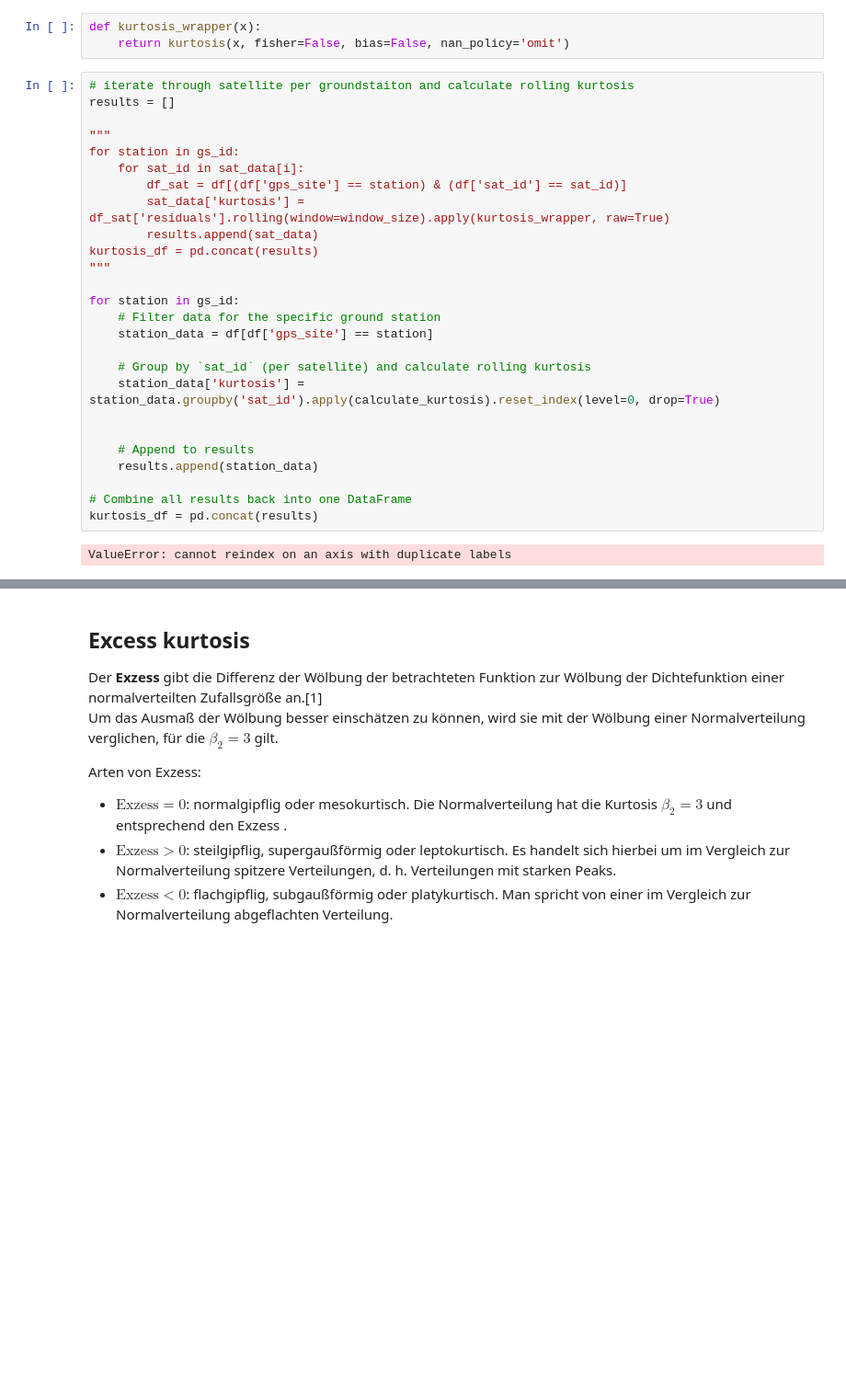
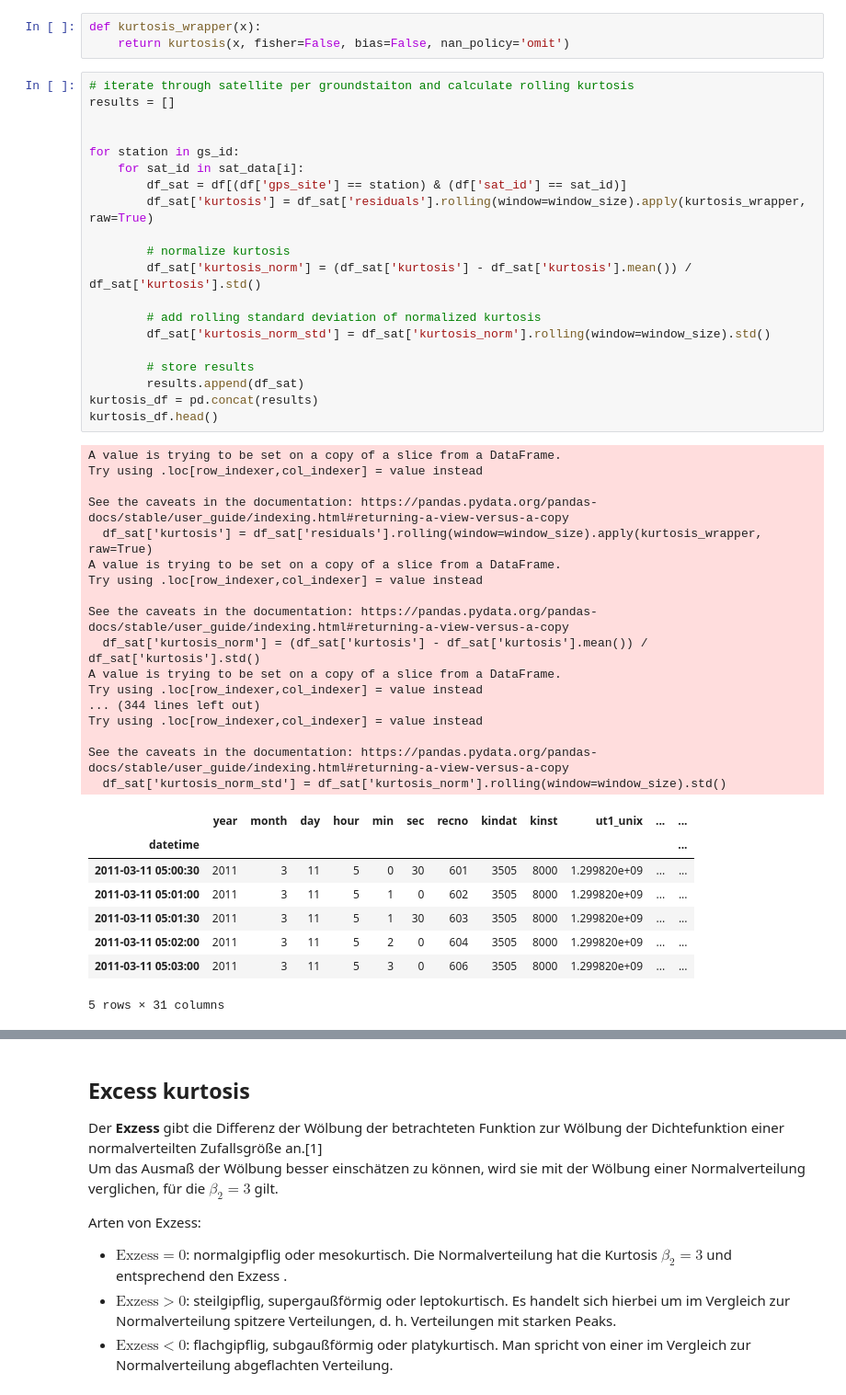
Before and after one commit to mfkiwl/tsunami-vtec-waves, a Jupyter notebook: propagation_speed.ipynb, the cells around one changed output, grey strips where cells are left out. Shown at 92% size. Cells and saved outputs as stored; diff of their text form; blank space fills up the shorter version.

```diff
--- a/propagation_speed.ipynb
+++ b/propagation_speed.ipynb
@@ -100,28 +104,46 @@ def kurtosis_wrapper(x):
 # %%
 # iterate through satellite per groundstaiton and calculate rolling kurtosis
 results = []
 
-"""
+
 for station in gs_id:
     for sat_id in sat_data[i]:
         df_sat = df[(df['gps_site'] == station) & (df['sat_id'] == sat_id)]
-        sat_data['kurtosis'] = df_sat['residuals'].rolling(window=window_size).apply(kurtosis_wrapper, raw=True)
-        results.append(sat_data)
+        df_sat['kurtosis'] = df_sat['residuals'].rolling(window=window_size).apply(kurtosis_wrapper, raw=True)
+
+        # normalize kurtosis
+        df_sat['kurtosis_norm'] = (df_sat['kurtosis'] - df_sat['kurtosis'].mean()) / df_sat['kurtosis'].std()
+
+        # add rolling standard deviation of normalized kurtosis
+        df_sat['kurtosis_norm_std'] = df_sat['kurtosis_norm'].rolling(window=window_size).std()
+
+        # store results
+        results.append(df_sat)
 kurtosis_df = pd.concat(results)
-"""
-
-for station in gs_id:
-    # Filter data for the specific ground station
-    station_data = df[df['gps_site'] == station]
-
-    # Group by `sat_id` (per satellite) and calculate rolling kurtosis
-    station_data['kurtosis'] = station_data.groupby('sat_id').apply(calculate_kurtosis).reset_index(level=0, drop=True)
-
-
-    # Append to results
-    results.append(station_data)
-
-# Combine all results back into one DataFrame
-kurtosis_df = pd.concat(results)
+kurtosis_df.head()
 # %% [output]
-ValueError: cannot reindex on an axis with duplicate labels
+A value is trying to be set on a copy of a slice from a DataFrame.
+Try using .loc[row_indexer,col_indexer] = value instead
+
+See the caveats in the documentation: https://pandas.pydata.org/pandas-docs/stable/user_guide/indexing.html#returning-a-view-versus-a-copy
+  df_sat['kurtosis'] = df_sat['residuals'].rolling(window=window_size).apply(kurtosis_wrapper, raw=True)
+A value is trying to be set on a copy of a slice from a DataFrame.
+Try using .loc[row_indexer,col_indexer] = value instead
+
+See the caveats in the documentation: https://pandas.pydata.org/pandas-docs/stable/user_guide/indexing.html#returning-a-view-versus-a-copy
+  df_sat['kurtosis_norm'] = (df_sat['kurtosis'] - df_sat['kurtosis'].mean()) / df_sat['kurtosis'].std()
+A value is trying to be set on a copy of a slice from a DataFrame.
+Try using .loc[row_indexer,col_indexer] = value instead
+... (344 lines left out)
+Try using .loc[row_indexer,col_indexer] = value instead
+
+See the caveats in the documentation: https://pandas.pydata.org/pandas-docs/stable/user_guide/indexing.html#returning-a-view-versus-a-copy
+  df_sat['kurtosis_norm_std'] = df_sat['kurtosis_norm'].rolling(window=window_size).std()
+|  | year | month | day | hour | min | sec | recno | kindat | kinst | ut1_unix | ... | ... |
+| datetime |  |  |  |  |  |  |  |  |  |  |  | ... |
+| 2011-03-11 05:00:30 | 2011 | 3 | 11 | 5 | 0 | 30 | 601 | 3505 | 8000 | 1.299820e+09 | ... | ... |
+| 2011-03-11 05:01:00 | 2011 | 3 | 11 | 5 | 1 | 0 | 602 | 3505 | 8000 | 1.299820e+09 | ... | ... |
+| 2011-03-11 05:01:30 | 2011 | 3 | 11 | 5 | 1 | 30 | 603 | 3505 | 8000 | 1.299820e+09 | ... | ... |
+| 2011-03-11 05:02:00 | 2011 | 3 | 11 | 5 | 2 | 0 | 604 | 3505 | 8000 | 1.299820e+09 | ... | ... |
+| 2011-03-11 05:03:00 | 2011 | 3 | 11 | 5 | 3 | 0 | 606 | 3505 | 8000 | 1.299820e+09 | ... | ... |
+5 rows × 31 columns
```
Also changed, not shown: parts of 9 cells of this notebook, 9 other files.
